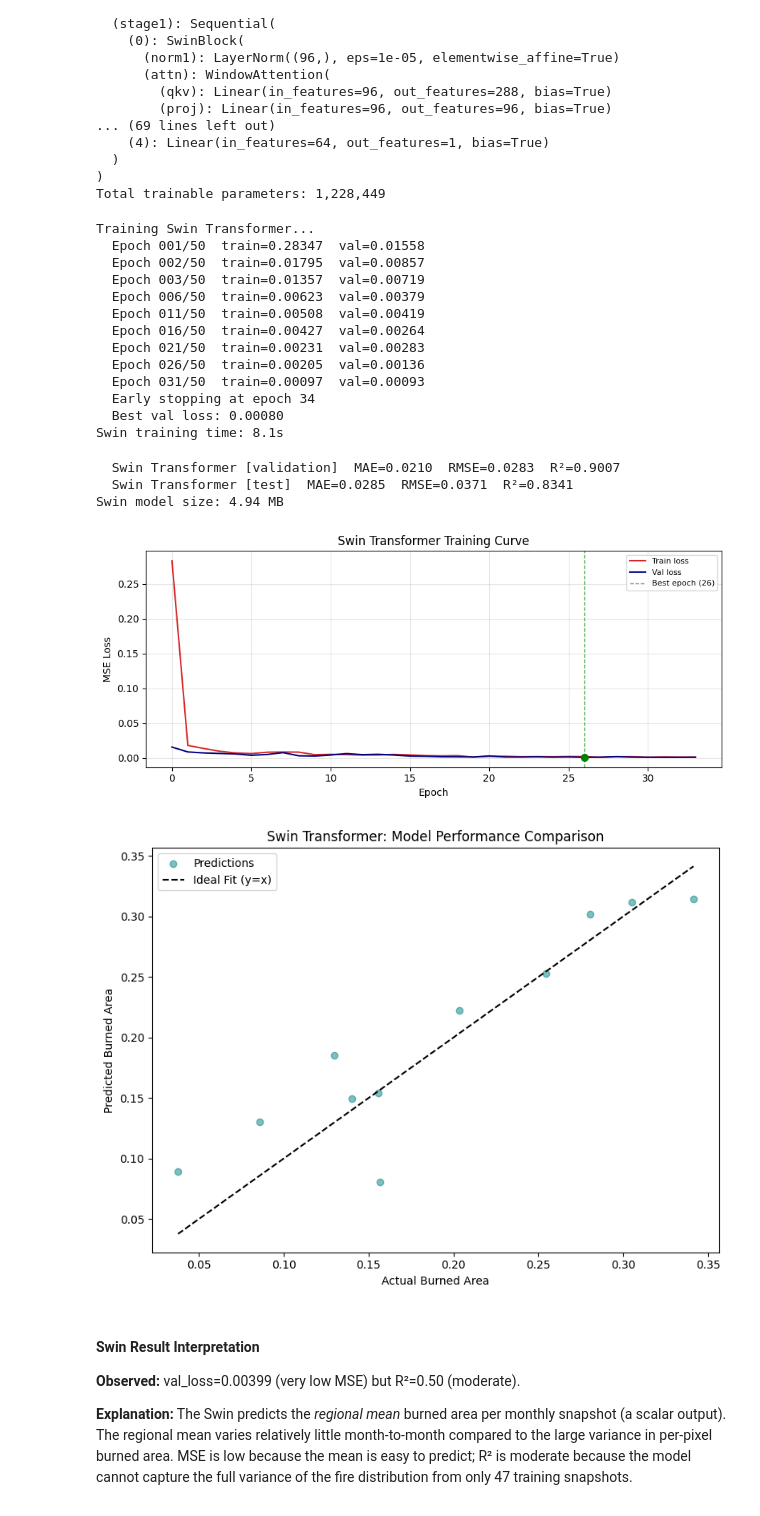
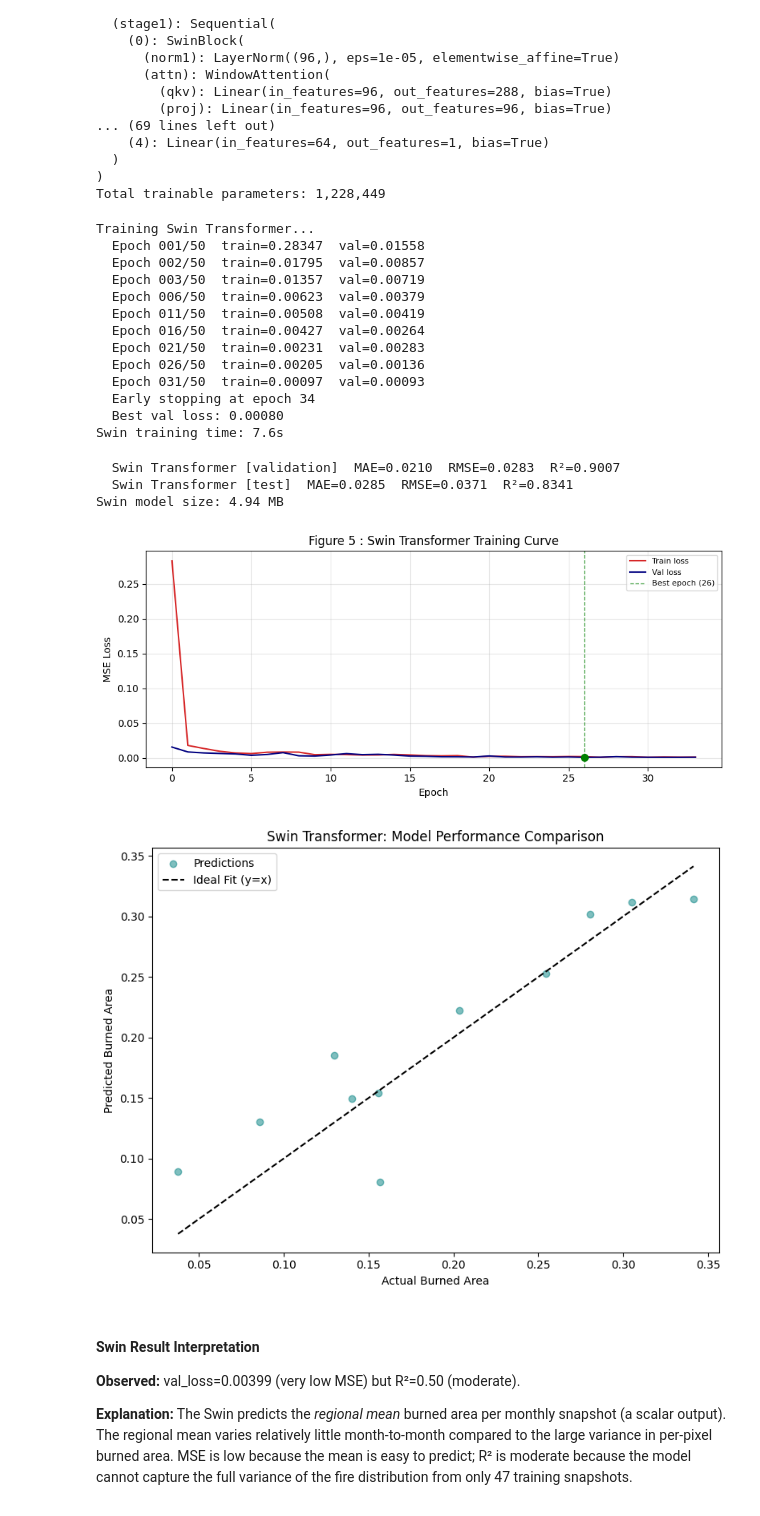
Before and after one commit to IshaqueAli25/Sustainable-Wildfire-Prediction-AI, a Jupyter notebook: 3_AI_Modelling.ipynb, the cells around one changed output. Cells and saved outputs as stored; diff of their text form; code cells hidden in the pictures.

```diff
--- a/3_AI_Modelling.ipynb
+++ b/3_AI_Modelling.ipynb
@@ -199,20 +170,7 @@ All metrics are computed on `target_norm` (normalised scale) for model compariso
 then inverse-transformed to m² for physical interpretation in the report.
 # %%
 def evaluate(y_true, y_pred, model_name, split_name):
-    """
-    Compute and print MAE, RMSE, R2 for a model's predictions.
 
-    Parameters
-    ----------
-    y_true     : np.ndarray  Ground truth (normalised)
-    y_pred     : np.ndarray  Predictions  (normalised)
-    model_name : str         Name for display
-    split_name : str         'validation' or 'test'
-
-    Returns
-    -------
-    dict with mae, rmse, r2
-    """
     mae  = mean_absolute_error(y_true, y_pred)
     rmse = np.sqrt(mean_squared_error(y_true, y_pred))
     r2   = r2_score(y_true, y_pred)
@@ -221,19 +179,13 @@ def evaluate(y_true, y_pred, model_name, split_name):
 
 
 def inverse_transform(y_norm):
-    """
-    Reverse the min-max normalisation and log1p transform to recover m² burned area.
-    Inverse of: target_norm = (log1p(ba) - min) / (max - min)
-    """
+
     y_log = y_norm * (ba_log_max - ba_log_min) + ba_log_min
     return np.expm1(y_log)  # expm1 is the inverse of log1p
 
 
 def plot_predictions(y_true, y_pred, model_name, fig_filename):
-    """
-    Scatter plot of predicted vs actual values.
-    A perfect model would produce points along the diagonal.
-    """
+
     fig, ax = plt.subplots(figsize=(6, 6))
     ax.scatter(y_true, y_pred, alpha=0.15, s=2, color='#d62728', rasterized=True)
     lims = [min(y_true.min(), y_pred.min()), max(y_true.max(), y_pred.max())]
@@ -673,15 +653,7 @@ Loss = Data Loss + lambda * Physics Residual
 def train_model(model, train_loader, val_loader,
                 n_epochs=50, lr=1e-3, patience=7,
                 use_pinn=True, save_name='lstm_best.pt'):
-    """
-    Train a PyTorch model with early stopping and LR scheduling.
 
-    use_pinn=True: uses PhysicsInformedLoss (MSE + burnable area penalty)
-    use_pinn=False: uses standard MSELoss (for ablation comparison)
-
-    The PINN loss enforces that predicted burned area never exceeds the
-    physically possible burnable fraction — a real-world fire ecology constraint.
-    """
     optimiser = torch.optim.Adam(model.parameters(), lr=lr, weight_decay=1e-4)
     scheduler = torch.optim.lr_scheduler.ReduceLROnPlateau(
         optimiser, mode='min', patience=3, factor=0.5
@@ -1221,7 +1177,7 @@ Training Swin Transformer...
   Epoch 031/50  train=0.00097  val=0.00093
   Early stopping at epoch 34
   Best val loss: 0.00080
-Swin training time: 8.1s
+Swin training time: 7.6s
 # %%
 def predict_spatial(model, loader):
     """Inference on spatial DataLoader."""
@@ -1263,38 +1219,38 @@ ax.scatter(best_epoch, swin_history['val_loss'][best_epoch], color='green', zord
 
 ax.set_xlabel('Epoch')
 ax.set_ylabel('MSE Loss')
-ax.set_title('Swin Transformer Training Curve')
+ax.set_title('Figure 5 : Swin Transformer Training Curve')
 ax.legend(fontsize=8)
 ax.grid(True, alpha=0.3)
 
 plt.tight_layout()
 plt.savefig(os.path.join(FIG_PATH, 'fig_swin_training_curve.png'), dpi=150, bbox_inches='tight')
 plt.show()
 # --- Graph 2: Predictions vs Actual (Combined) ---
 plt.figure(figsize=(8, 6)) # Explicitly start a fresh figure
 
 # Plot the scatter points
 plt.scatter(swin_y_test, swin_pred_test, alpha=0.5, color='teal', label='Predictions')
 
 # Add the "Perfect Prediction" reference line immediately
 limit_min = min(swin_y_test.min(), swin_pred_test.min())
 limit_max = max(swin_y_test.max(), swin_pred_test.max())
 plt.plot([limit_min, limit_max], [limit_min, limit_max],
          color='black', linestyle='--', linewidth=1.5, label='Ideal Fit (y=x)')
 
 plt.xlabel('Actual Burned Area')
 plt.ylabel('Predicted Burned Area')
 plt.title('Swin Transformer: Model Performance Comparison')
 #SAVE FIRST
 plt.legend()
 plt.tight_layout()
 plt.savefig(os.path.join(FIG_PATH, 'fig_swin_pred_vs_actual_final.png'), dpi=150, bbox_inches='tight')
 plt.show()
 # %% [output]
   Swin Transformer [validation]  MAE=0.0210  RMSE=0.0283  R²=0.9007
   Swin Transformer [test]  MAE=0.0285  RMSE=0.0371  R²=0.8341
 Swin model size: 4.94 MB
-[figure, old version]
+[figure, new version]
 [figure]
 # %% [markdown]
 #### Swin Result Interpretation
```
Also changed, not shown: parts of 29 cells of this notebook, 5 other files.
